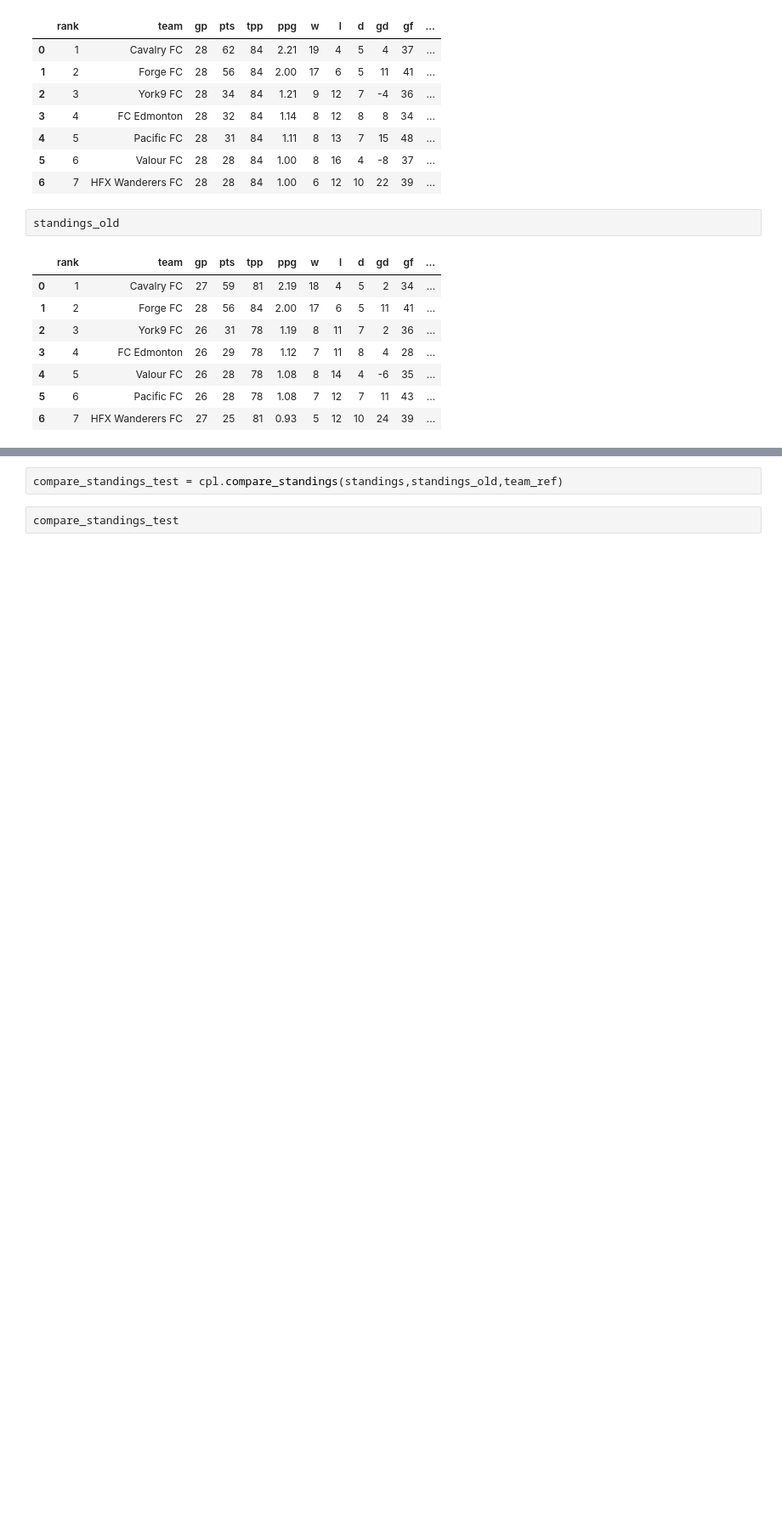
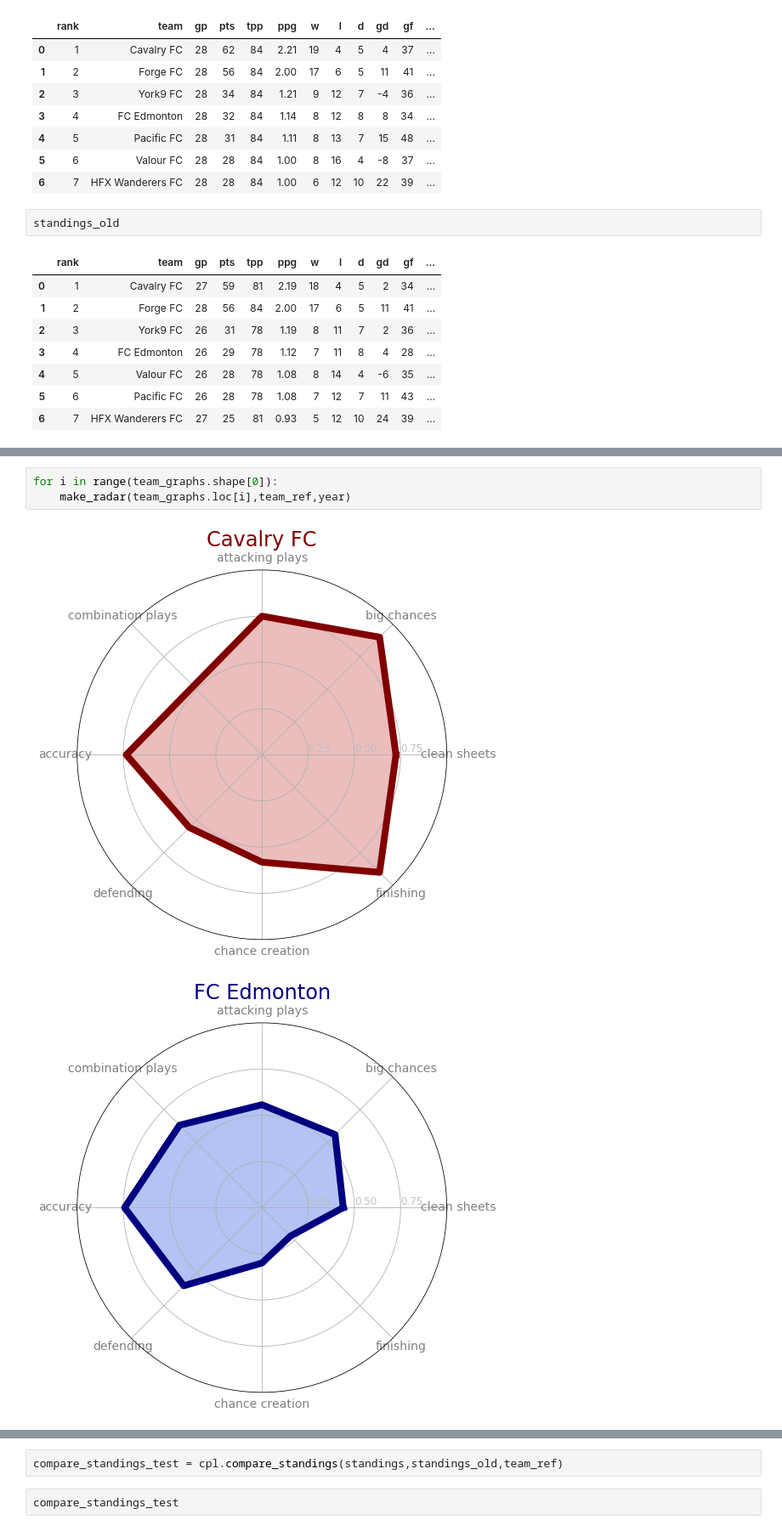
Before and after one commit to tamccullough/nutmeg, a Jupyter notebook: cpl__datasets_creator-final.ipynb, the cells around one changed output, grey strips where cells are left out. Shown: that part at 85% size. Saved outputs shown, nothing was run; the diff lists cells and outputs as text; blank space fills up the shorter version.

```diff
--- a/cpl__datasets_creator-final.ipynb
+++ b/cpl__datasets_creator-final.ipynb
@@ -170,0 +205,6 @@ ax.fill(angles, values, 'b', alpha=0.1)
+# %%
+for i in range(team_graphs.shape[0]):
+    make_radar(team_graphs.loc[i],team_ref,year)
+# %% [output]
+[figure, added]
+[figure, added]
```
Also changed, not shown: parts of 7 cells of this notebook, 9 other files.
